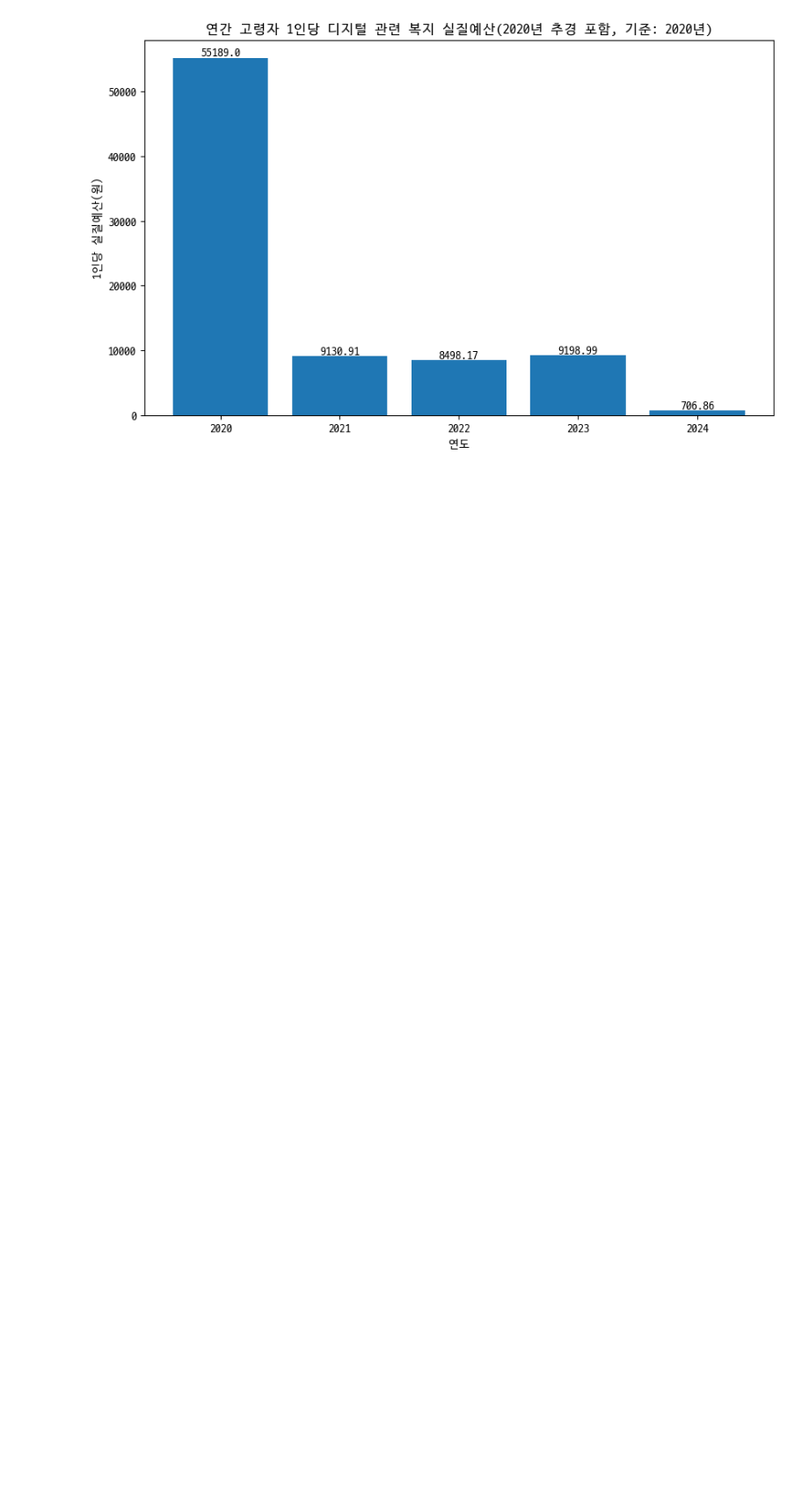
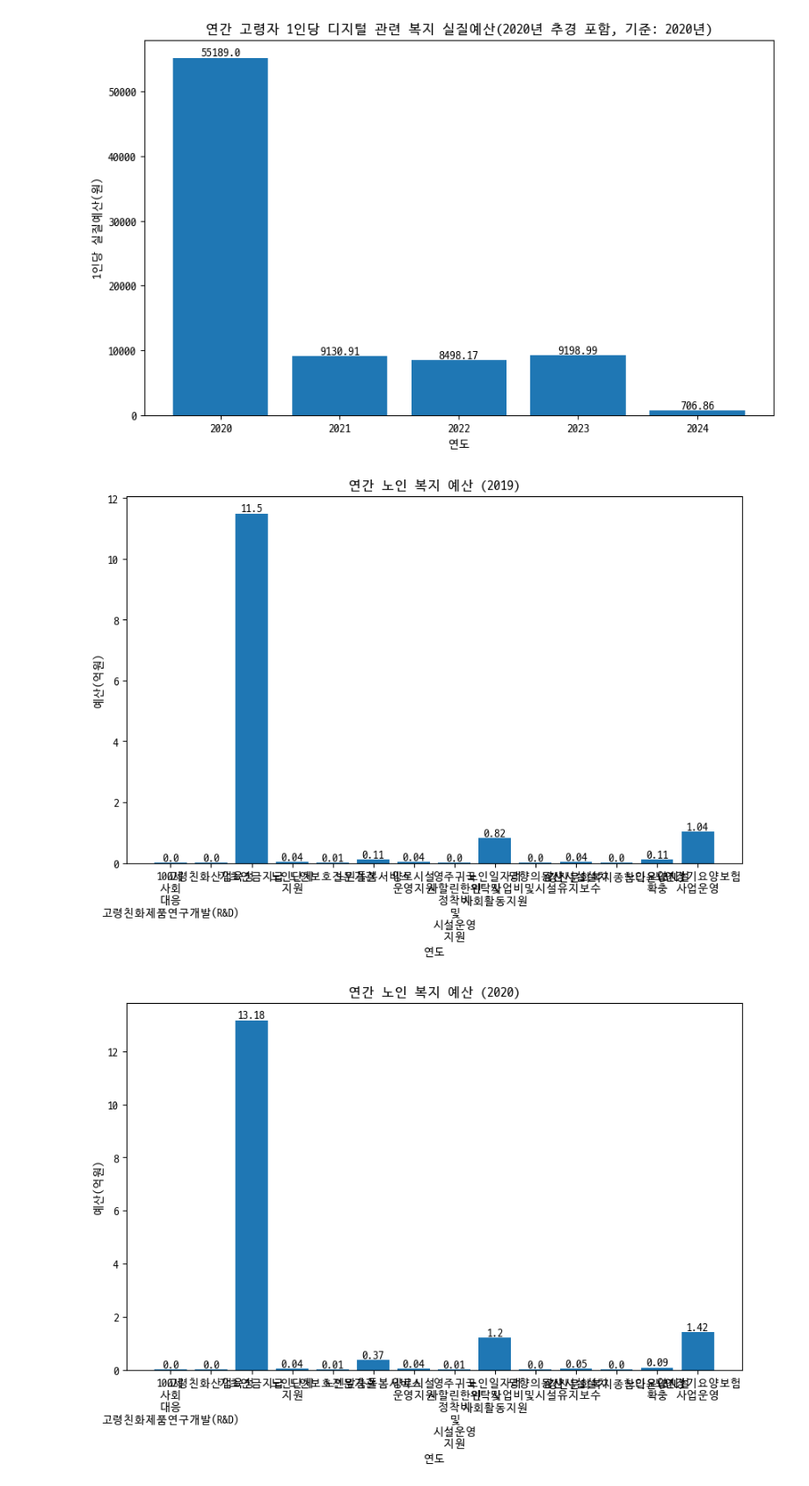
Before and after one commit to dev-zinc/digital_older_class, a Jupyter notebook: simple.ipynb, the cells around one changed output. Shown at 88% size. Saved outputs shown, nothing was run; the diff lists cells and outputs as text; code cells hidden in the pictures; blank space fills up the shorter version.

```diff
--- a/simple.ipynb
+++ b/simple.ipynb
@@ -112,3 +113,13 @@ graph(years['연도'], spends_per_capita, '연간 고령자 1인당 디지털
 plt.show()
 # %% [output]
 [figure]
+# %%
+years = raw_data['회계연도'].drop_duplicates().sort_values()
+raw_data['세부사업명'] = raw_data['세부사업명'].str.replace(' ', '\n')
+for year in years:
+    year_specific_data = raw_data[raw_data['회계연도'] == year]
+    graph(year_specific_data['세부사업명'], year_specific_data['국회확정금액(천원)'] / 10_0000_0000, '연간 노인 복지 예산 (' + str(year) + ')', '연도', '예산(억원)')
+    plt.show()
+# %% [output]
+[figure, added]
+[figure, added]
```
Also changed, not shown: parts of 5 cells of this notebook.
